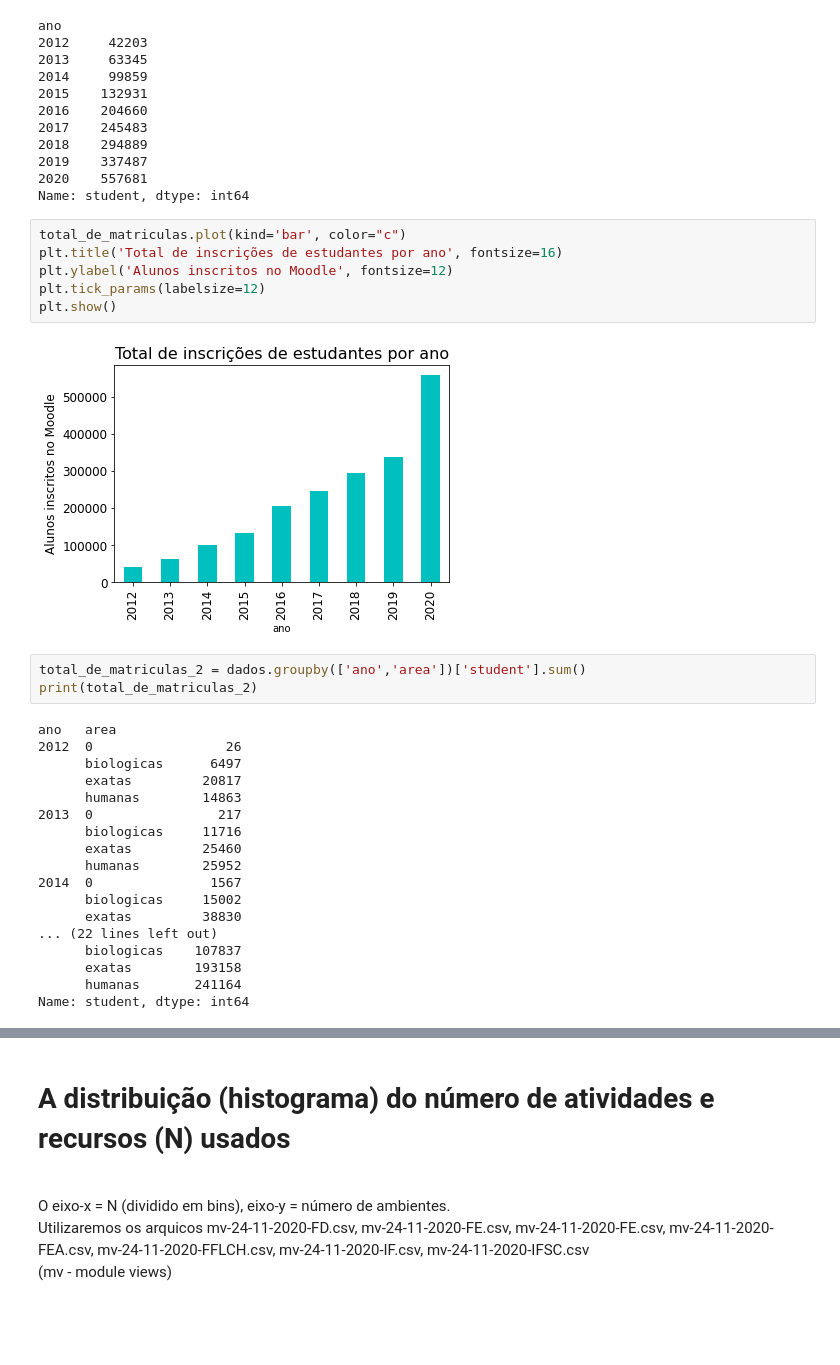
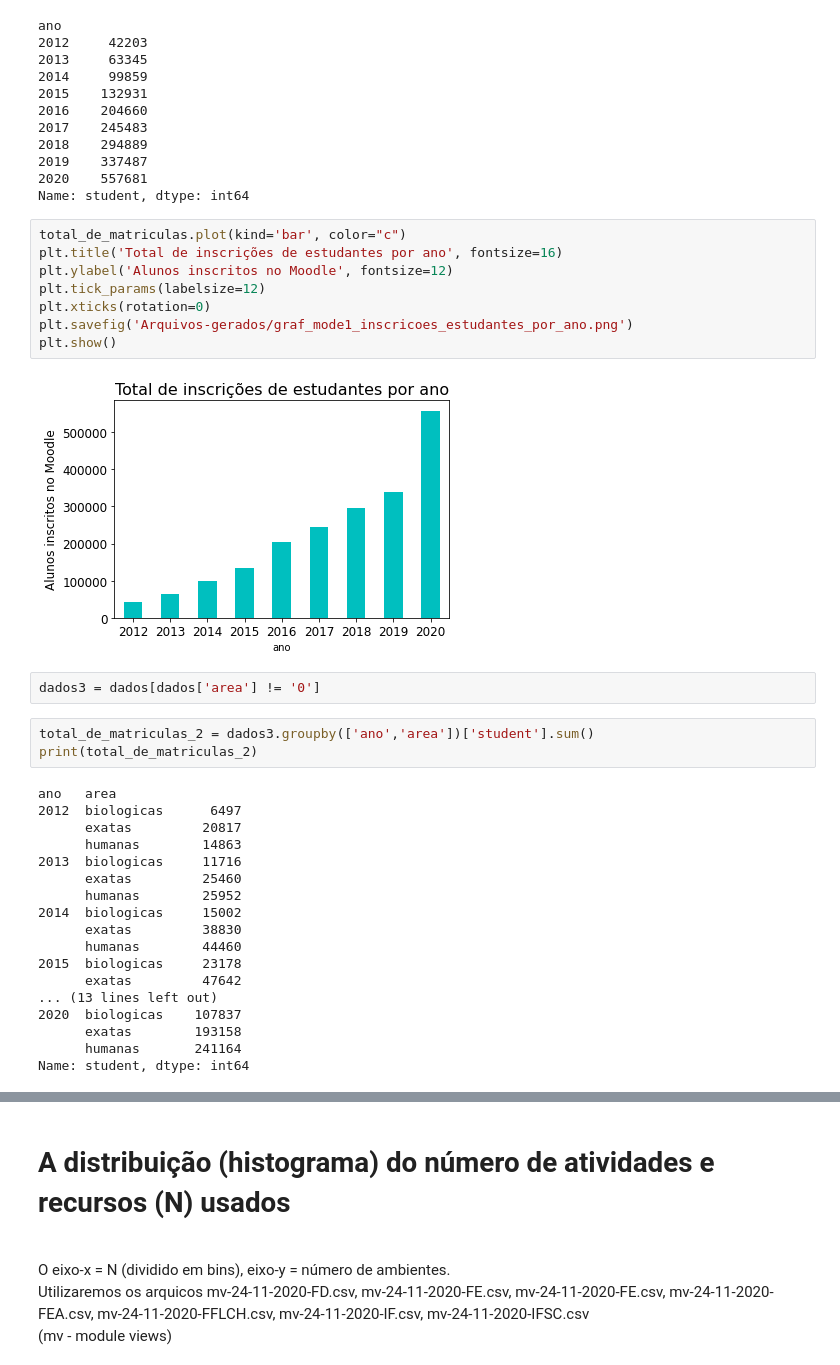
Before and after one commit to gustavo-ifusp/edisc-analytics, a Jupyter notebook: Analise_de_dados_e_disciplinas_USP_Gustavo_de_Andrade.ipynb, the cells around one changed output, grey strips where cells are left out. Saved outputs shown, nothing was run; the diff lists cells and outputs as text; blank space fills up the shorter version.

```diff
--- a/Analise_de_dados_e_disciplinas_USP_Gustavo_de_Andrade.ipynb
+++ b/Analise_de_dados_e_disciplinas_USP_Gustavo_de_Andrade.ipynb
@@ -301,29 +298,33 @@ Name: student, dtype: int64
 # %%
 total_de_matriculas.plot(kind='bar', color="c")
 plt.title('Total de inscrições de estudantes por ano', fontsize=16)
 plt.ylabel('Alunos inscritos no Moodle', fontsize=12)
 plt.tick_params(labelsize=12)
+plt.xticks(rotation=0)
+plt.savefig('Arquivos-gerados/graf_mode1_inscricoes_estudantes_por_ano.png')
 plt.show()
 # %% [output]
-[figure, old version]
+[figure, new version]
+# %%
+dados3 = dados[dados['area'] != '0']
 # %%
-total_de_matriculas_2 = dados.groupby(['ano','area'])['student'].sum()
+total_de_matriculas_2 = dados3.groupby(['ano','area'])['student'].sum()
 print(total_de_matriculas_2)
 # %% [output]
 ano   area
-2012  0                 26
-      biologicas      6497
+2012  biologicas      6497
       exatas         20817
       humanas        14863
-2013  0                217
-      biologicas     11716
+2013  biologicas     11716
       exatas         25460
       humanas        25952
-2014  0               1567
-      biologicas     15002
+2014  biologicas     15002
       exatas         38830
-... (22 lines left out)
-      biologicas    107837
+      humanas        44460
+2015  biologicas     23178
+      exatas         47642
+... (13 lines left out)
+2020  biologicas    107837
       exatas        193158
       humanas       241164
 Name: student, dtype: int64
```
Also changed, not shown: parts of 29 cells of this notebook.
